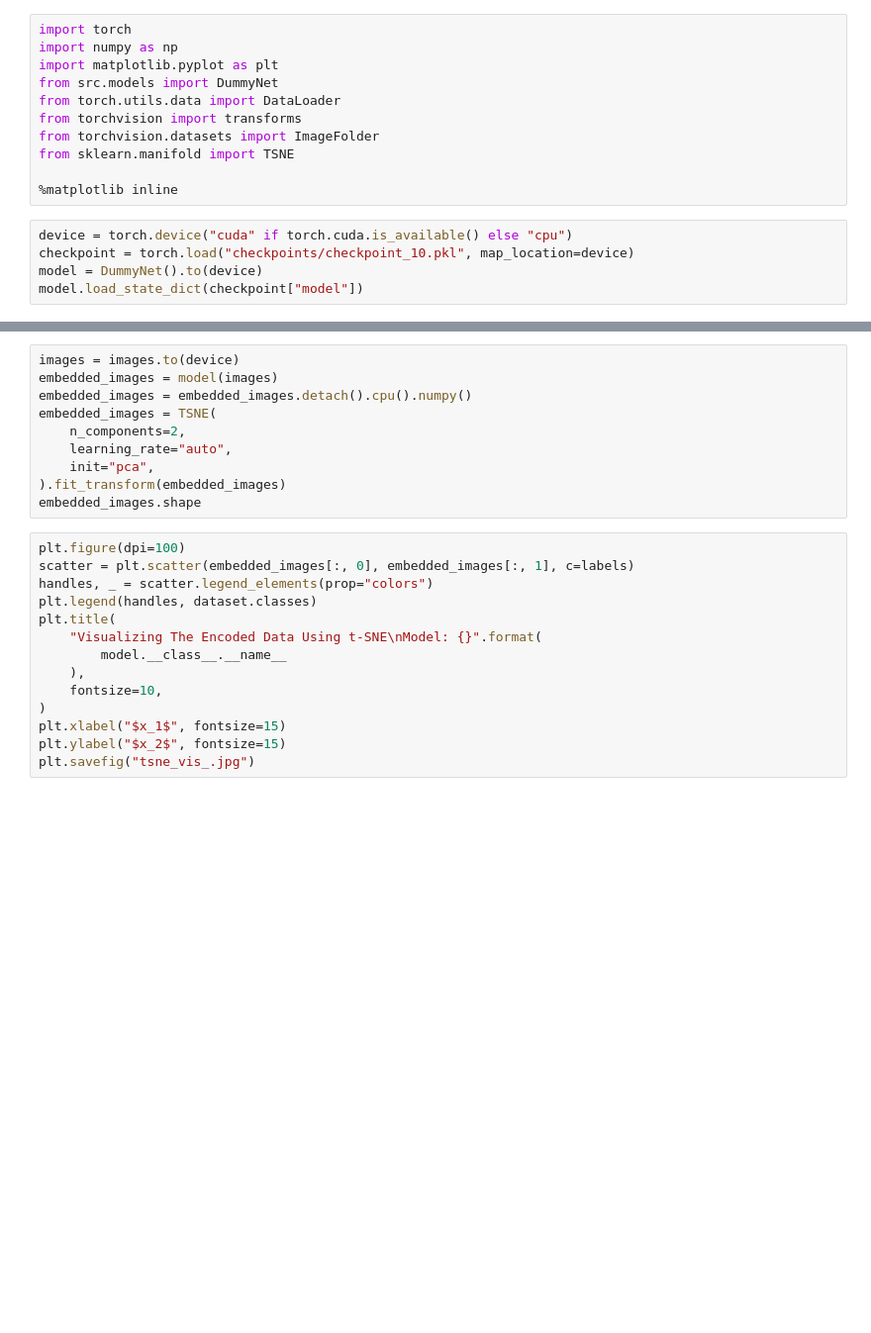
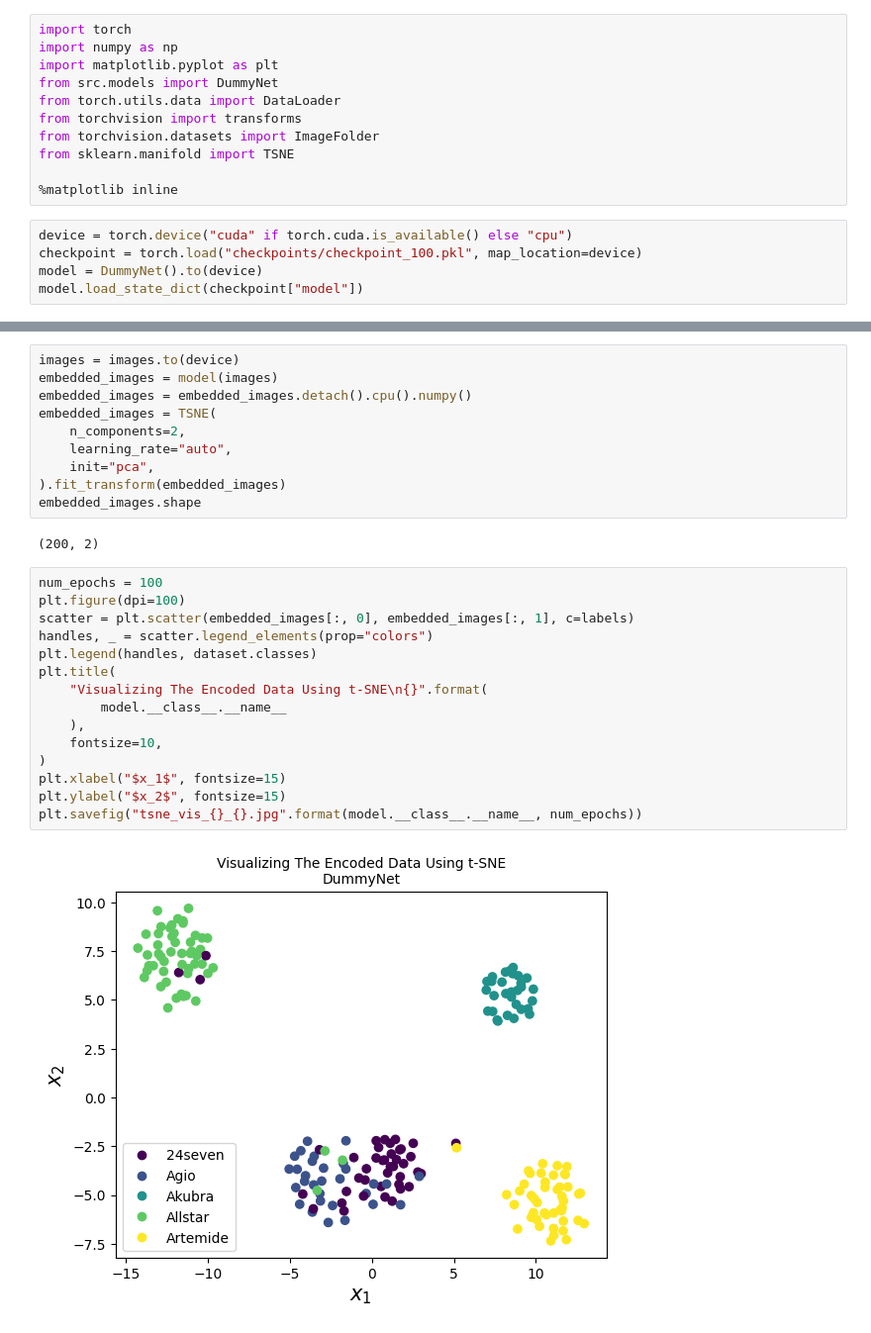
Before and after one commit to badrmarani/conv-siamese-nn, a Jupyter notebook: tsne_visualization.ipynb, the cells around one changed output, grey strips where cells are left out. Shown at 99% size. Cells and saved outputs as stored; diff of their text form; blank space fills up the shorter version.

```diff
--- a/tsne_visualization.ipynb
+++ b/tsne_visualization.ipynb
@@ -11,6 +11,6 @@ from sklearn.manifold import TSNE
 %matplotlib inline
 # %%
 device = torch.device("cuda" if torch.cuda.is_available() else "cpu")
-checkpoint = torch.load("checkpoints/checkpoint_10.pkl", map_location=device)
+checkpoint = torch.load("checkpoints/checkpoint_100.pkl", map_location=device)
 model = DummyNet().to(device)
 model.load_state_dict(checkpoint["model"])
@@ -35,17 +39,22 @@ embedded_images = TSNE(
     init="pca",
 ).fit_transform(embedded_images)
 embedded_images.shape
+# %% [output]
+(200, 2)
 # %%
+num_epochs = 100
 plt.figure(dpi=100)
 scatter = plt.scatter(embedded_images[:, 0], embedded_images[:, 1], c=labels)
 handles, _ = scatter.legend_elements(prop="colors")
 plt.legend(handles, dataset.classes)
 plt.title(
-    "Visualizing The Encoded Data Using t-SNE\nModel: {}".format(
+    "Visualizing The Encoded Data Using t-SNE\n{}".format(
         model.__class__.__name__
     ),
     fontsize=10,
 )
 plt.xlabel("$x_1$", fontsize=15)
 plt.ylabel("$x_2$", fontsize=15)
-plt.savefig("tsne_vis_.jpg")
+plt.savefig("tsne_vis_{}_{}.jpg".format(model.__class__.__name__, num_epochs))
+# %% [output]
+[figure, added]
```
Also changed, not shown: parts of 3 cells of this notebook, 1 other file.
